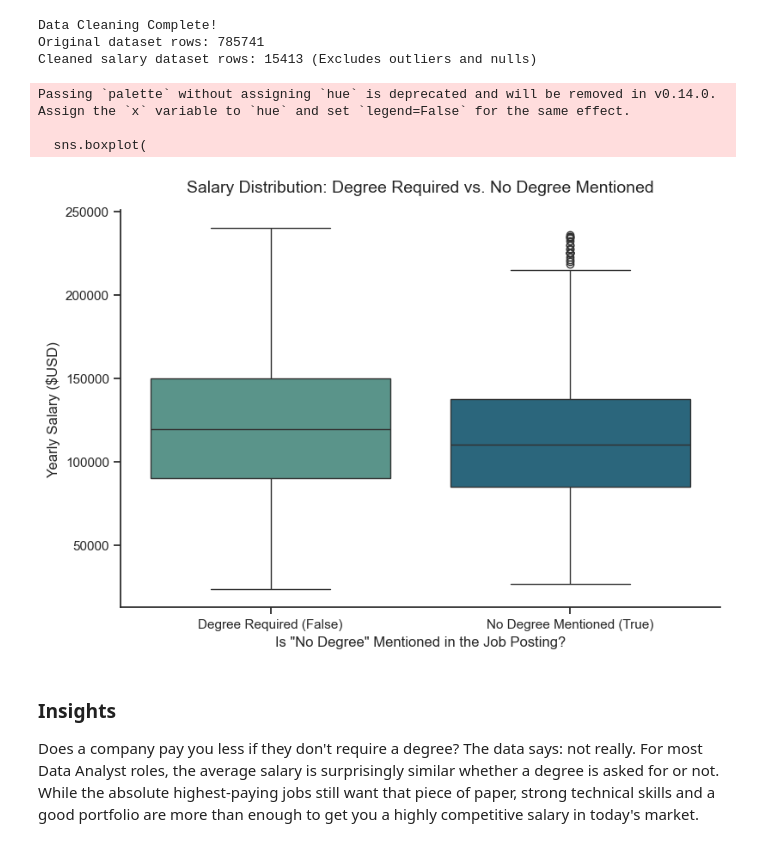
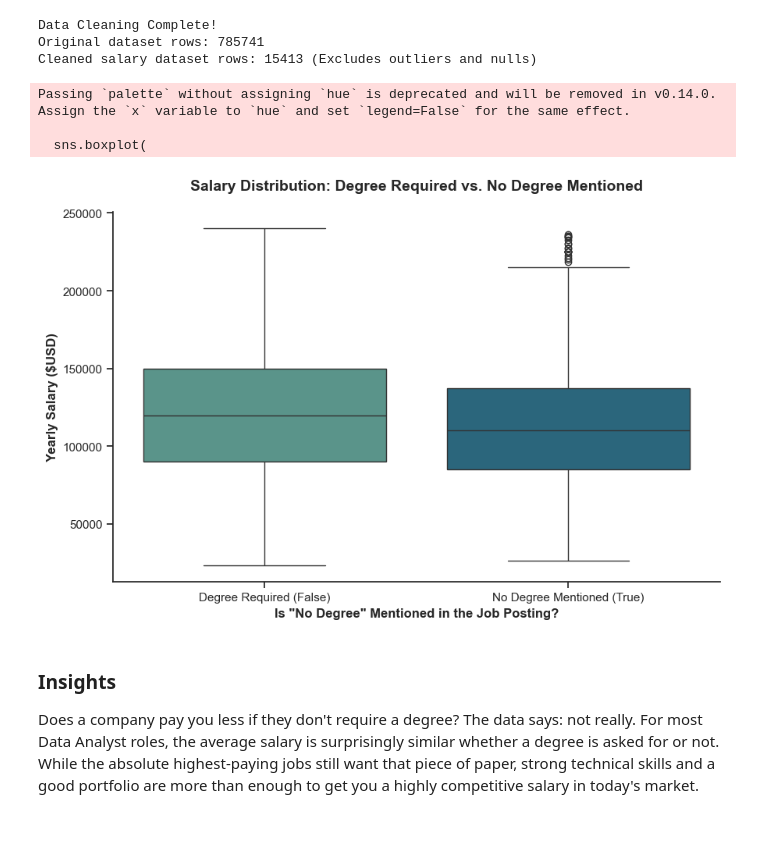
Before and after one commit to AnshulSilhare/us-data-jobs-analysis, a Jupyter notebook: notebooks/4_Salary_Analysis.ipynb, the cells around one changed output. Drawn from its saved outputs; the diff is of its cells as text; code cells hidden in the pictures.

```diff
--- a/notebooks/4_Salary_Analysis.ipynb
+++ b/notebooks/4_Salary_Analysis.ipynb
@@ -114,34 +119,34 @@ Cleaned salary dataset rows: 15413 (Excludes outliers and nulls)
 # %%
 # Do companies actually pay Data Analysts less if they dont require a degree?
 # A boxplot is perfect here because it lets us compare the median and typical salary ranges for both groups side-by-side.
 # We use a boxplot to see the distribution of salaries, not just the average
 plt.figure(figsize=(9, 6))
 
 sns.boxplot(
     data=df_salary_cleaned,
     x="job_no_degree_mention",
     y="salary_year_avg",
     palette="crest",
 )
 sns.despine()
 
 plt.title(
-    "Salary Distribution: Degree Required vs. No Degree Mentioned", fontsize=14, pad=15
+    "Salary Distribution: Degree Required vs. No Degree Mentioned", fontsize=14, pad=15, weight = 'bold'
 )
-plt.xlabel('Is "No Degree" Mentioned in the Job Posting?', fontsize=12)
-plt.ylabel("Yearly Salary ($USD)", fontsize=12)
+plt.xlabel('Is "No Degree" Mentioned in the Job Posting?', fontsize=12, weight = 'bold')
+plt.ylabel("Yearly Salary ($USD)", fontsize=12, weight = 'bold')
 
 # Customizing the x-axis labels for readability
 plt.xticks(
     ticks=[0, 1], labels=["Degree Required (False)", "No Degree Mentioned (True)"]
 )
-
+plt.tight_layout()
 plt.show()
 # %% [output]
 Passing `palette` without assigning `hue` is deprecated and will be removed in v0.14.0. Assign the `x` variable to `hue` and set `legend=False` for the same effect.
 
   sns.boxplot(
-[figure, old version]
+[figure, new version]
 # %% [markdown]
 ### Insights
 
```
Also changed, not shown: parts of 4 cells of this notebook, 1 other file.
